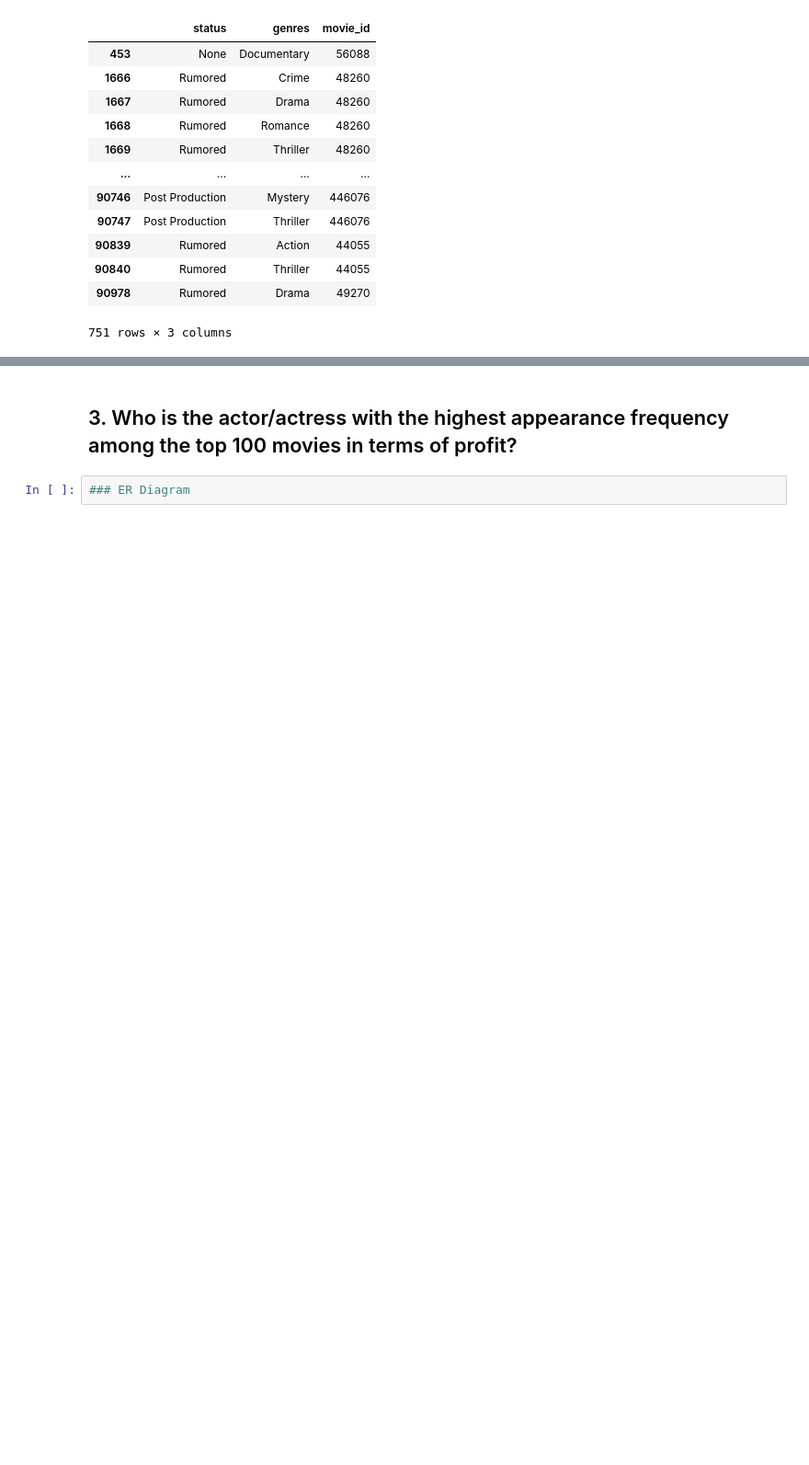
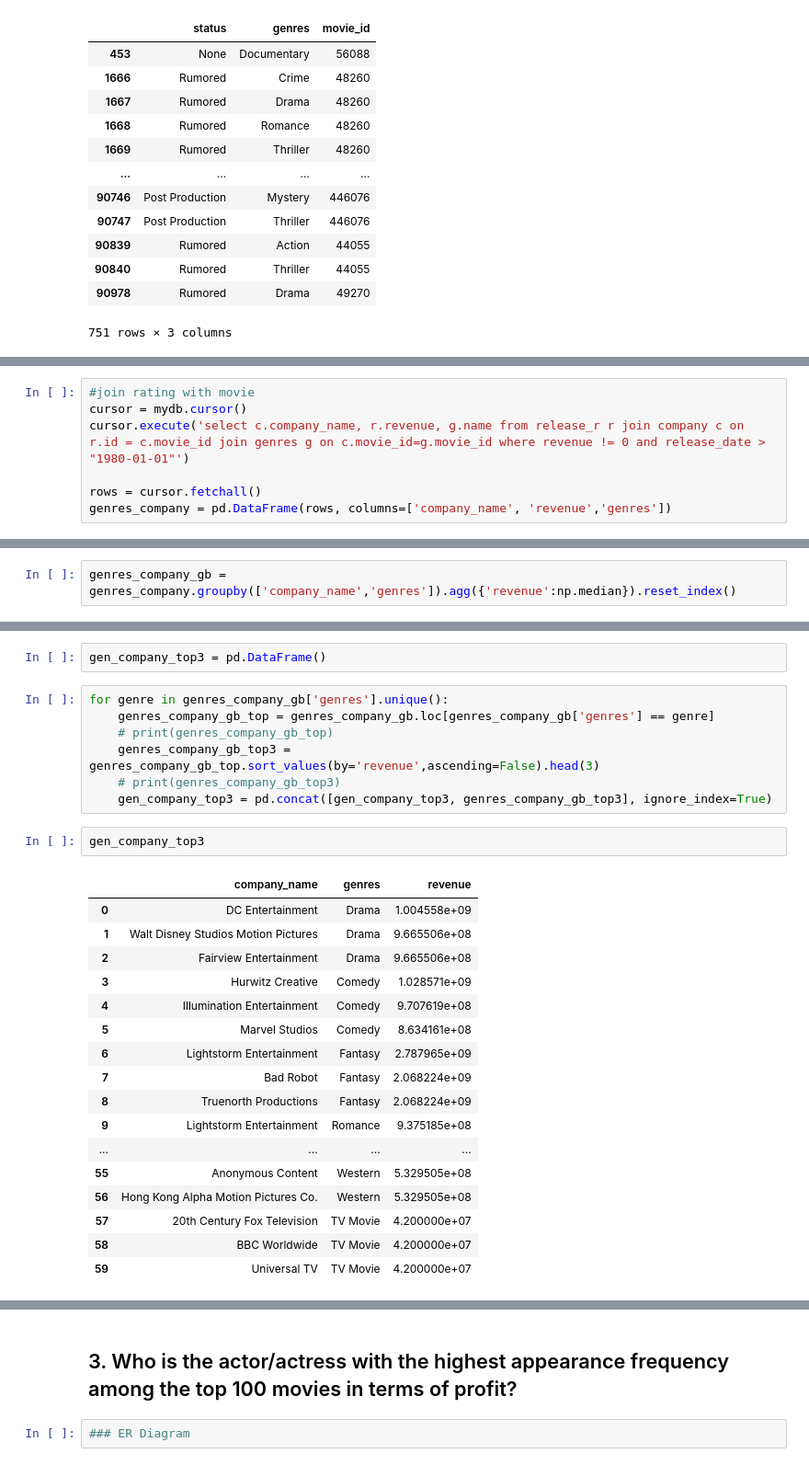
Before and after one commit to jingyun0312/DataSource_Movie, a Jupyter notebook: movie.ipynb, the cells around one changed output, grey strips where cells are left out. Shown at 92% size. Saved outputs shown, nothing was run; the diff lists cells and outputs as text; blank space fills up the shorter version.

```diff
--- a/movie.ipynb
+++ b/movie.ipynb
@@ -2333,0 +2647,7 @@ ValueError: Could not interpret input 'gen_counts'
+# %%
+#join rating with movie
+cursor = mydb.cursor()
+cursor.execute('select c.company_name, r.revenue, g.name from release_r r join company c on r.id = c.movie_id join genres g on c.movie_id=g.movie_id where revenue != 0 and release_date > "1980-01-01"')
+
+rows = cursor.fetchall()
+genres_company = pd.DataFrame(rows, columns=['company_name', 'revenue','genres'])
@@ -2333,0 +2670,2 @@ ValueError: Could not interpret input 'gen_counts'
+# %%
+genres_company_gb = genres_company.groupby(['company_name','genres']).agg({'revenue':np.median}).reset_index()
@@ -2333,0 +2688,29 @@ ValueError: Could not interpret input 'gen_counts'
+# %%
+gen_company_top3 = pd.DataFrame()
+# %%
+for genre in genres_company_gb['genres'].unique():
+    genres_company_gb_top = genres_company_gb.loc[genres_company_gb['genres'] == genre]
+    # print(genres_company_gb_top)
+    genres_company_gb_top3 = genres_company_gb_top.sort_values(by='revenue',ascending=False).head(3)
+    # print(genres_company_gb_top3)
+    gen_company_top3 = pd.concat([gen_company_top3, genres_company_gb_top3], ignore_index=True)
+# %%
+gen_company_top3
+# %% [output]
+|  | company_name | genres | revenue |
+| 0 | DC Entertainment | Drama | 1.004558e+09 |
+| 1 | Walt Disney Studios Motion Pictures | Drama | 9.665506e+08 |
+| 2 | Fairview Entertainment | Drama | 9.665506e+08 |
+| 3 | Hurwitz Creative | Comedy | 1.028571e+09 |
+| 4 | Illumination Entertainment | Comedy | 9.707619e+08 |
+| 5 | Marvel Studios | Comedy | 8.634161e+08 |
+| 6 | Lightstorm Entertainment | Fantasy | 2.787965e+09 |
+| 7 | Bad Robot | Fantasy | 2.068224e+09 |
+| 8 | Truenorth Productions | Fantasy | 2.068224e+09 |
+| 9 | Lightstorm Entertainment | Romance | 9.375185e+08 |
+| ... | ... | ... | ... |
+| 55 | Anonymous Content | Western | 5.329505e+08 |
+| 56 | Hong Kong Alpha Motion Pictures Co. | Western | 5.329505e+08 |
+| 57 | 20th Century Fox Television | TV Movie | 4.200000e+07 |
+| 58 | BBC Worldwide | TV Movie | 4.200000e+07 |
+| 59 | Universal TV | TV Movie | 4.200000e+07 |
```
Also changed, not shown: parts of 74 cells of this notebook, 5 other files.
